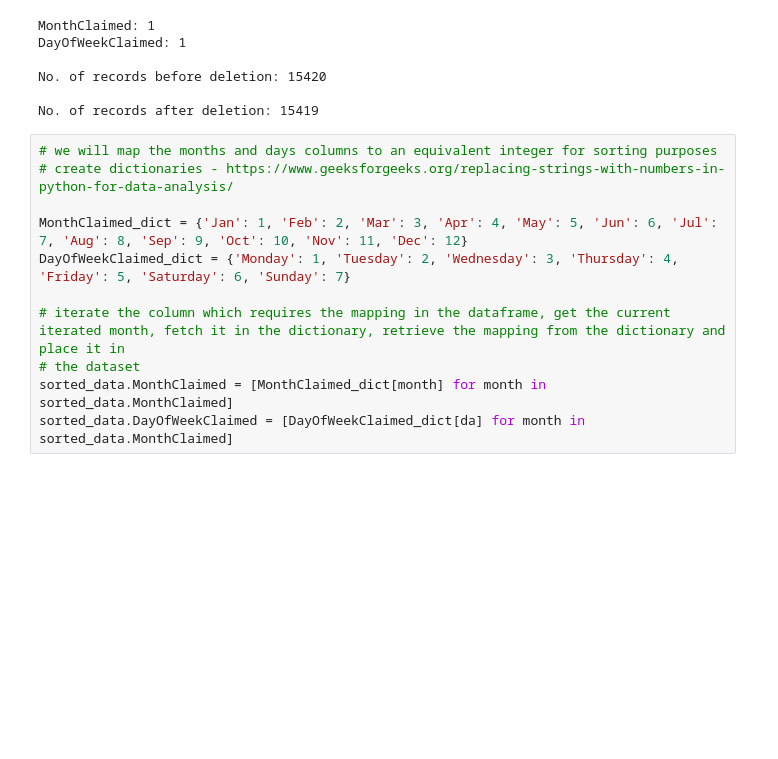
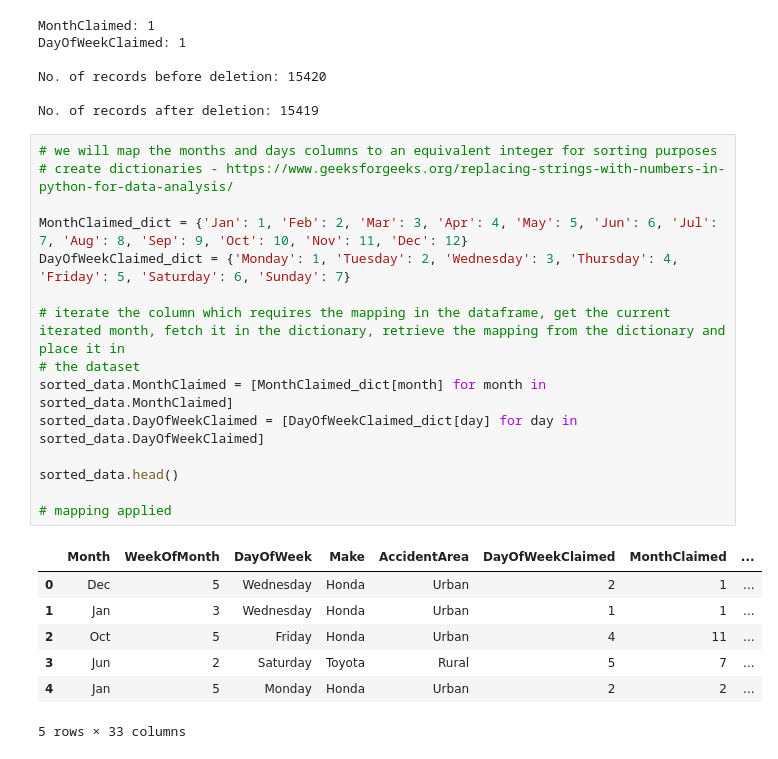
Before and after one commit to bernardmizz13/Vehicle_insurance_claim_fraud_detection, a Jupyter notebook: Jupyter_notebooks/Data_analysis.ipynb, the cells around one changed output. Drawn from its saved outputs; the diff is of its cells as text; blank space fills up the shorter version.

```diff
--- a/Jupyter_notebooks/Data_analysis.ipynb
+++ b/Jupyter_notebooks/Data_analysis.ipynb
@@ -169,12 +169,24 @@ No. of records after deletion: 15419
 # %%
 # we will map the months and days columns to an equivalent integer for sorting purposes
 # create dictionaries - https://www.geeksforgeeks.org/replacing-strings-with-numbers-in-python-for-data-analysis/
 
 MonthClaimed_dict = {'Jan': 1, 'Feb': 2, 'Mar': 3, 'Apr': 4, 'May': 5, 'Jun': 6, 'Jul': 7, 'Aug': 8, 'Sep': 9, 'Oct': 10, 'Nov': 11, 'Dec': 12}
 DayOfWeekClaimed_dict = {'Monday': 1, 'Tuesday': 2, 'Wednesday': 3, 'Thursday': 4, 'Friday': 5, 'Saturday': 6, 'Sunday': 7}
 
 # iterate the column which requires the mapping in the dataframe, get the current iterated month, fetch it in the dictionary, retrieve the mapping from the dictionary and place it in
 # the dataset
 sorted_data.MonthClaimed = [MonthClaimed_dict[month] for month in sorted_data.MonthClaimed]
-sorted_data.DayOfWeekClaimed = [DayOfWeekClaimed_dict[da] for month in sorted_data.MonthClaimed]
+sorted_data.DayOfWeekClaimed = [DayOfWeekClaimed_dict[day] for day in sorted_data.DayOfWeekClaimed]
+
+sorted_data.head()
+
+# mapping applied
+# %% [output]
+|  | Month | WeekOfMonth | DayOfWeek | Make | AccidentArea | DayOfWeekClaimed | MonthClaimed | ... |
+| 0 | Dec | 5 | Wednesday | Honda | Urban | 2 | 1 | ... |
+| 1 | Jan | 3 | Wednesday | Honda | Urban | 1 | 1 | ... |
+| 2 | Oct | 5 | Friday | Honda | Urban | 4 | 11 | ... |
+| 3 | Jun | 2 | Saturday | Toyota | Rural | 5 | 7 | ... |
+| 4 | Jan | 5 | Monday | Honda | Urban | 2 | 2 | ... |
+5 rows × 33 columns
 # %%
```
Also changed, not shown: parts of 1 cell of this notebook, 1 other file.
